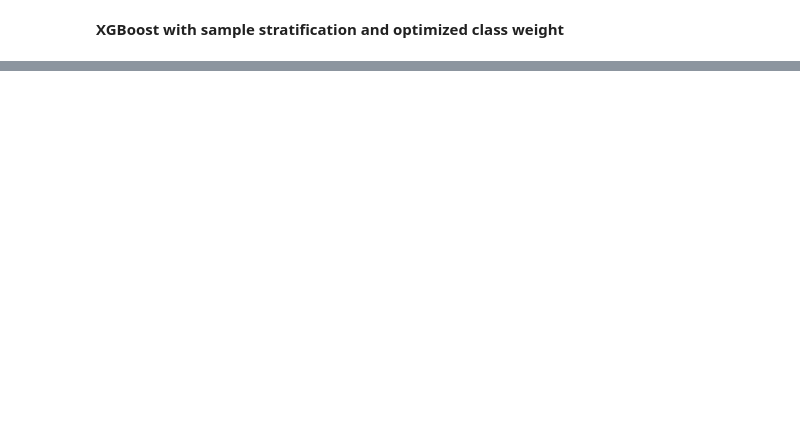
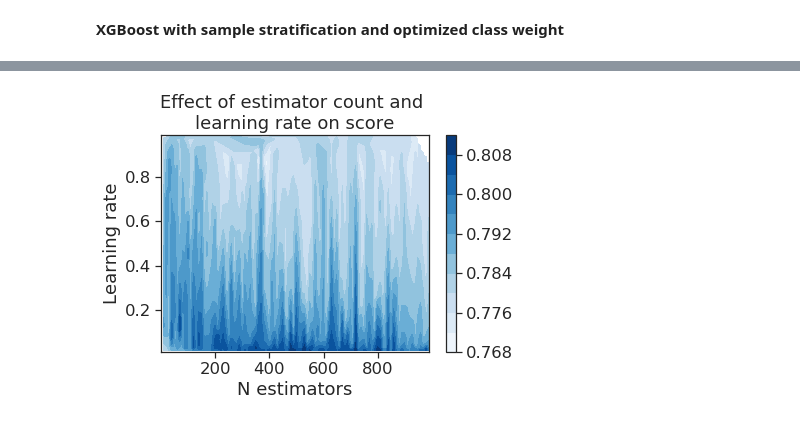
Before and after one commit to gperdrizet/tree-based_algorithms, a Jupyter notebook: german_credit_XGBoost.ipynb, the cells around one changed output, grey strips where cells are left out. Saved outputs shown, nothing was run; the diff lists cells and outputs as text; code cells hidden in the pictures; blank space fills up the shorter version.

```diff
--- a/german_credit_XGBoost.ipynb
+++ b/german_credit_XGBoost.ipynb
@@ -235,0 +238,19 @@ print("RandomizedSearchCV took %.f min. for %d candidate"
+# %%
+known_params = {
+    'scale_pos_weight': best_class_weight
+}
+
+param_dist = {
+    'learning_rate': loguniform(0.01, 1.0),
+    'n_estimators': range(1,1000)
+}
+
+xgb_best_model, xgb_random_search = tune_hyperparameters(
+    known_params,
+    param_dist,
+    x_train_stratified,
+    y_train_stratified,
+    num_jobs,
+    search_iterations,
+    search_scoring_func
+)
@@ -244,17 +267,19 @@ display_confusion_matrix(xgb_best_model, class_names, x_test_stratified, y_test_
 # %%
 rand_search_results = pd.DataFrame(xgb_random_search.cv_results_).dropna()
 
 x = rand_search_results['param_n_estimators']
 y = rand_search_results['param_learning_rate']
 z = rand_search_results['mean_test_score']
 xi, yi, zi = regularize_grid(x, y, z, 100)
 
 plt.contourf(xi, yi, zi, 10, cmap=plt.cm.Blues)
 plt.xlabel("N estimators")
 plt.ylabel("Learning rate")
-plt.title("Effect of estimator count and learning \n rate on score")
+plt.title("Effect of estimator count and \nlearning rate on score")
 plt.colorbar()
 plt.show()
+# %% [output]
+[figure, added]
 # %%
 winner = rand_search_results[rand_search_results['rank_test_score'] == rand_search_results['rank_test_score'].min()]
 best_learning_rate = winner['param_learning_rate'].iloc[0]
```
Also changed, not shown: parts of 30 cells of this notebook.
